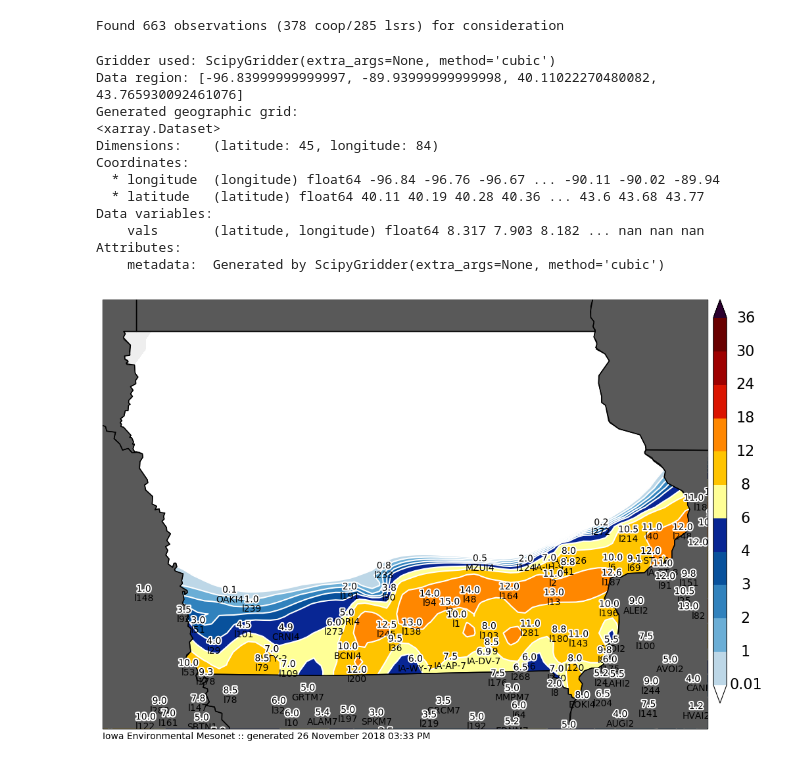
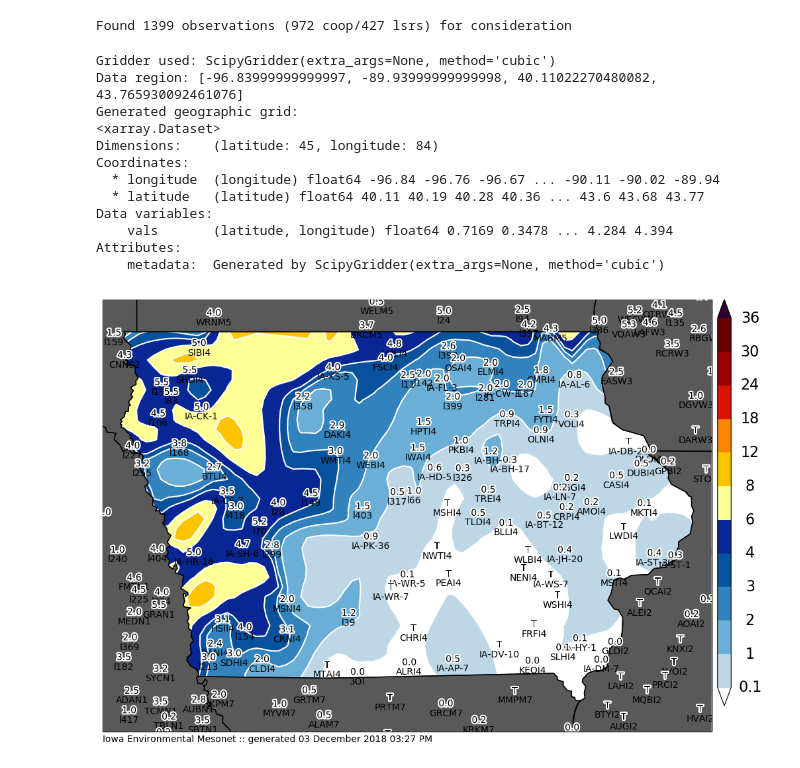
Before and after one commit to akrherz/DEV, a Jupyter notebook: coop/feature_snowfall_analysis.ipynb, the cells around one changed output. Saved outputs shown, nothing was run; the diff lists cells and outputs as text; code cells hidden in the pictures.

```diff
--- a/coop/feature_snowfall_analysis.ipynb
+++ b/coop/feature_snowfall_analysis.ipynb
@@ -1,7 +1,7 @@
 # %%
 ####################
 # vvvvvvvvvvvvvvvvvvvvvvvvv
-STORM_NUMBER = 5
+STORM_NUMBER = 6
 SEASON = "1819"
 # ^^^^^^^^^^^^^^^^^^^^^^^^^
 ####################
@@ -18,7 +18,7 @@ from pyiem import iemre, reference
 from pyiem.util import get_dbconn, utc
 %matplotlib inline
 cmap = nwssnow()
-clevs = np.array([0.01, 1, 2, 3, 4, 6, 8, 12, 18, 24, 30, 36])
+clevs = np.array([0.1, 1, 2, 3, 4, 6, 8, 12, 18, 24, 30, 36])
 # %%
 txt = """"""
 
@@ -63,7 +63,7 @@ def get_coop(dates):
         SELECT s.iemid, count(*), sum(snow) from summary s JOIN stations t on (t.iemid = s.iemid)
         WHERE t.network in ('IACOCORAHS','IA_COOP', 'MN_COOP', 'WI_COOP', 'IL_COOP', 'MO_COOP',
         'KS_COOP', 'NE_COOP', 'SD_COOP') and s.day in """+str(tuple(dates))+"""
-        and snow >= 0.1 GROUP by s.iemid
+        and snow >= 0 GROUP by s.iemid
     )
     SELECT id, obs.count, obs.sum, ST_x(geom), ST_y(geom), county from stations JOIN obs
     on (obs.iemid = stations.iemid)
@@ -78,9 +78,9 @@ def get_coop(dates):
     IEM.close()
     return data
 
-crows = get_coop( ['2018-11-26', '2018-11-27'] )
-sts = utc(2018, 11, 25, 12)
-ets = utc(2018, 11, 29, 18, 0)
+crows = get_coop( ['2018-12-02', '2018-12-03'] )
+sts = utc(2018, 12, 1, 12)
+ets = utc(2018, 12, 29, 18, 0)
 lrows = get_lsrs(sts, ets)
 
 df = pd.DataFrame(crows + lrows)
@@ -123,9 +123,11 @@ dfall = df
 #    dfall = pd.concat([df, pd.DataFrame(newrows)], ignore_index=True)
 dfall.set_index('label', inplace=True)
 # %% [output]
-Found 663 observations (378 coop/285 lsrs) for consideration
+Found 1399 observations (972 coop/427 lsrs) for consideration
 # %%
-cull = ['LKFM5', 'IA-HY-1']
+cull = ['SXRI4', 'GRII4', 'MZUI4', 'GTHI4', 'NHUI4', 'GTTI4', 'LYNW3', 'HSTI4',
+       'l322', 'IA-BT-11', 'SPTI4', 'IA-PK-89', 'IA-LY-6', 'IA-PA-5', 'l289',
+       'PERI4']
 if cull:
     dfall.at[cull, 'useme'] = False
 
@@ -164,36 +166,38 @@ grd = vd.ScipyGridder(method="cubic").fit(proj_coordinates, data)
 print("Gridder used:", grd)
 
 # Get the grid region in geographic coordinates
 region = [min(ll[0], ul[0]), max(lr[0], ur[0]), min(ll[1], ul[1]), max(ul[1], ur[1])]
 print("Data region:", region)
 
 grid = grd.grid(
     region=region,
     spacing=spacing,
     projection=projection,
     dims=["latitude", "longitude"],
     data_names=["vals"],
 )
 print("Generated geographic grid:")
 print(grid)
 m.contourf(grid.longitude, grid.latitude, grid.vals, clevs, cmap=cmap)
+df3 = df2[df2['val']<6]
 m.plot_values(
-    df2['lon'], df2['lat'], df2['datalabel'], '%s', labels=df2.index.values,
+    df3['lon'], df3['lat'], df3['datalabel'], '%s', labels=df3.index.values,
     textsize=10, labeltextsize=10, labelbuffer=0)
+m.postprocess(filename='test.png')
 # %% [output]
 Gridder used: ScipyGridder(extra_args=None, method='cubic')
 Data region: [-96.83999999999997, -89.93999999999998, 40.11022270480082, 43.765930092461076]
 Generated geographic grid:
 <xarray.Dataset>
 Dimensions:    (latitude: 45, longitude: 84)
 Coordinates:
   * longitude  (longitude) float64 -96.84 -96.76 -96.67 ... -90.11 -90.02 -89.94
   * latitude   (latitude) float64 40.11 40.19 40.28 40.36 ... 43.6 43.68 43.77
 Data variables:
-    vals       (latitude, longitude) float64 8.317 7.903 8.182 ... nan nan nan
+    vals       (latitude, longitude) float64 0.7169 0.3478 ... 4.284 4.394
 Attributes:
     metadata:  Generated by ScipyGridder(extra_args=None, method='cubic')
-[figure, old version]
+[figure, new version]
 # %%
 # now we are ready to plot!
 
```
Also changed, not shown: parts of 1 cell of this notebook, 1 other file.
